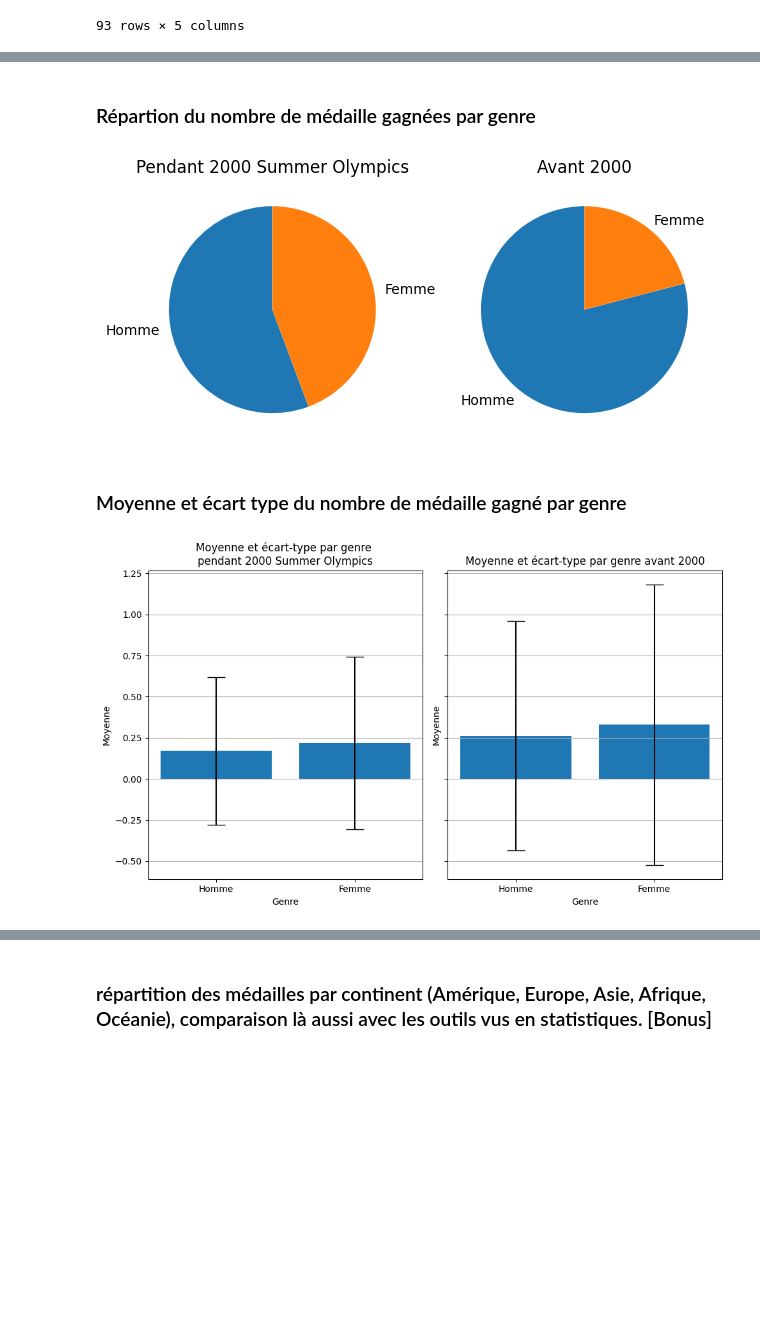
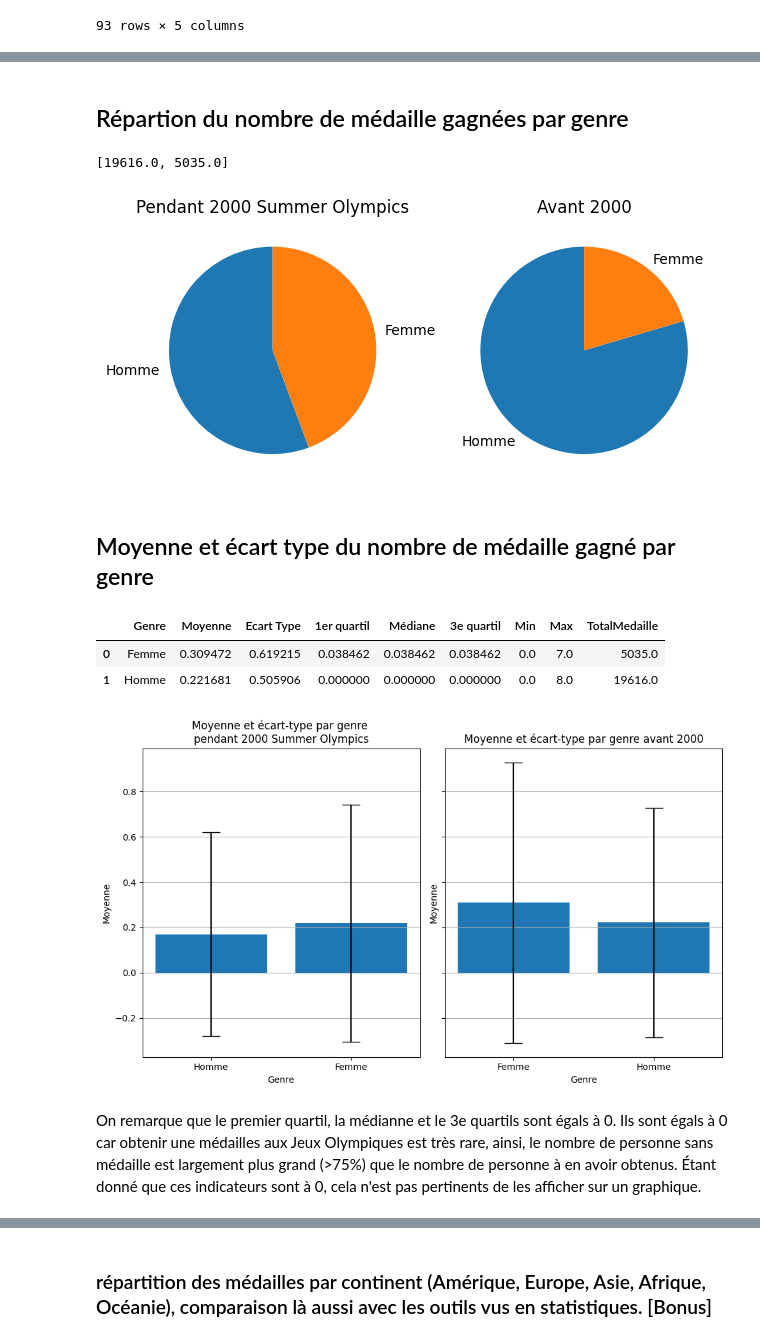
Before and after one commit to Kylian2/S204-AnalyseJO, a Jupyter notebook: rapport.ipynb, the cells around one changed output, grey strips where cells are left out. Drawn from its saved outputs; the diff is of its cells as text; code cells hidden in the pictures; blank space fills up the shorter version.

Commit message:
correction genre - pays ne fonctionne pas

```diff
--- a/rapport.ipynb
+++ b/rapport.ipynb
@@ -266,6 +266,8 @@ def calculeMoyenne(serie):
     for index, row in serie.iterrows():
         n+= row['NBATHLETE']
         nb += row['NBATHLETE']*row['NBMEDAILLE']
+    if n==0:
+        return 0
     return nb/n
 
 def calculeEcartType(serie):
@@ -274,6 +276,8 @@ def calculeEcartType(serie):
     for index, row in serie.iterrows():
         n+= row['NBATHLETE']
         nb += row['NBATHLETE']*(row['NBMEDAILLE'])**2
+    if n==0:
+        return 0
     variance =  nb/n
     return math.sqrt(variance)
 
@@ -299,6 +303,8 @@ def quartilsSerie(serie):
     quartils = list()
     frequence_relative_cumulee = 0
     taille_echantillon = serie['NBATHLETE'].sum()
+    if taille_echantillon == 0:
+        return[0,0,0]
     for index,row in serie.iterrows():
         frequence_relative_cumulee += (row['NBATHLETE']/taille_echantillon)
         if (frequence_relative_cumulee>=0.25):
@@ -445,13 +523,20 @@ print(statistiques_avant_2000)
 # %% [markdown]
-### Répartion du nombre de médaille gagnées par genre
+## Répartion du nombre de médaille gagnées par genre
 # %%
 # Grille pour les afficher l'un à coté de l'autre (1 ligne, 2 colonnes)
 fig, (ax1, ax2) = plt.subplots(1, 2)
 
-ax1.pie(statistiques_2000['Total'],labels=['Homme', 'Femme'], startangle=90)
+ax1.pie(statistiques_2000['TotalMedaille'],labels=['Homme', 'Femme'], startangle=90)
 ax1.set_title('Pendant 2000 Summer Olympics')
 
-ax2.pie(statistiques_avant_2000['Total'], labels=['Homme', 'Femme'],startangle=90)
+repartition = [0,0]
+for i, row in statistiques_avant_2000.iterrows():
+    if row['Genre'] == 'Homme':
+        repartition[0] += row['TotalMedaille']
+    else:
+        repartition[1] += row['TotalMedaille']
+
+ax2.pie(repartition, labels=['Homme', 'Femme'],startangle=90)
 ax2.set_title('Avant 2000')
 
 # Ajustement de la disposition pour éviter les chevauchements
@@ -459,33 +544,54 @@ plt.tight_layout()
 
 plt.show()
 # %% [output]
+[19616.0, 5035.0]
 [figure]
 # %% [markdown]
-### Moyenne et écart type du nombre de médaille gagné par genre
+## Moyenne et écart type du nombre de médaille gagné par genre
 # %%
 fig, axs = plt.subplots(1, 2, figsize=(10, 6), sharey=True)
+
+stats_avant_2000_groupe = statistiques_avant_2000.groupby('Genre')
+stats_avant_2000_groupe = stats_avant_2000_groupe.agg({
+    'Moyenne': 'mean',
+    'Ecart Type': 'mean',
+    '1er quartil': 'mean',
+    'Médiane': 'mean',
+    '3e quartil': 'mean',
+    'Min': 'min',
+    'Max': 'max',
+    'TotalMedaille': 'sum'
+}).reset_index()
+
+display(stats_avant_2000_groupe)
 
 x_pos = range(len(statistiques_2000['Genre']))
 axs[0].bar(x_pos, statistiques_2000['Moyenne'], yerr=statistiques_2000['Ecart Type'], align='center', capsize=10)
 axs[0].set_xlabel('Genre')
 axs[0].set_ylabel('Moyenne')
 axs[0].set_title('Moyenne et écart-type par genre \npendant 2000 Summer Olympics')
 axs[0].set_xticks(x_pos)
 axs[0].set_xticklabels(statistiques_2000['Genre'])
 axs[0].yaxis.grid(True)
 
-x_pos = range(len(statistiques_avant_2000['Genre']))
-axs[1].bar(x_pos, statistiques_avant_2000['Moyenne'], yerr=statistiques_avant_2000['Ecart Type'], align='center', capsize=10)
+x_pos = range(len(stats_avant_2000_groupe['Genre']))
+axs[1].bar(x_pos, stats_avant_2000_groupe['Moyenne'], yerr=stats_avant_2000_groupe['Ecart Type'], align='center', capsize=10)
 axs[1].set_xlabel('Genre')
 axs[1].set_ylabel('Moyenne')
 axs[1].set_title('Moyenne et écart-type par genre avant 2000')
 axs[1].set_xticks(x_pos)
-axs[1].set_xticklabels(statistiques_avant_2000['Genre'])
+axs[1].set_xticklabels(stats_avant_2000_groupe['Genre'])
 axs[1].yaxis.grid(True)
 
 # Affichage du graphique
 plt.tight_layout()
 plt.show()
 # %% [output]
+|  | Genre | Moyenne | Ecart Type | 1er quartil | Médiane | 3e quartil | Min | Max | TotalMedaille |
+| 0 | Femme | 0.309472 | 0.619215 | 0.038462 | 0.038462 | 0.038462 | 0.0 | 7.0 | 5035.0 |
+| 1 | Homme | 0.221681 | 0.505906 | 0.000000 | 0.000000 | 0.000000 | 0.0 | 8.0 | 19616.0 |
-[figure, old version]
+[figure, new version]
+# %% [markdown]
+On remarque que le premier quartil, la médianne et le 3e quartils sont égals à 0. Ils sont égals à 0 car obtenir une médailles aux Jeux Olympiques est très rare, ainsi, le nombre de personne sans médaille est largement plus grand (>75%) que le nombre de personne à en avoir obtenus.
+Étant donné que ces indicateurs sont à 0, cela n'est pas pertinents de les afficher sur un graphique.
 # %% [markdown]
```
Also changed, not shown: parts of 20 cells of this notebook.
